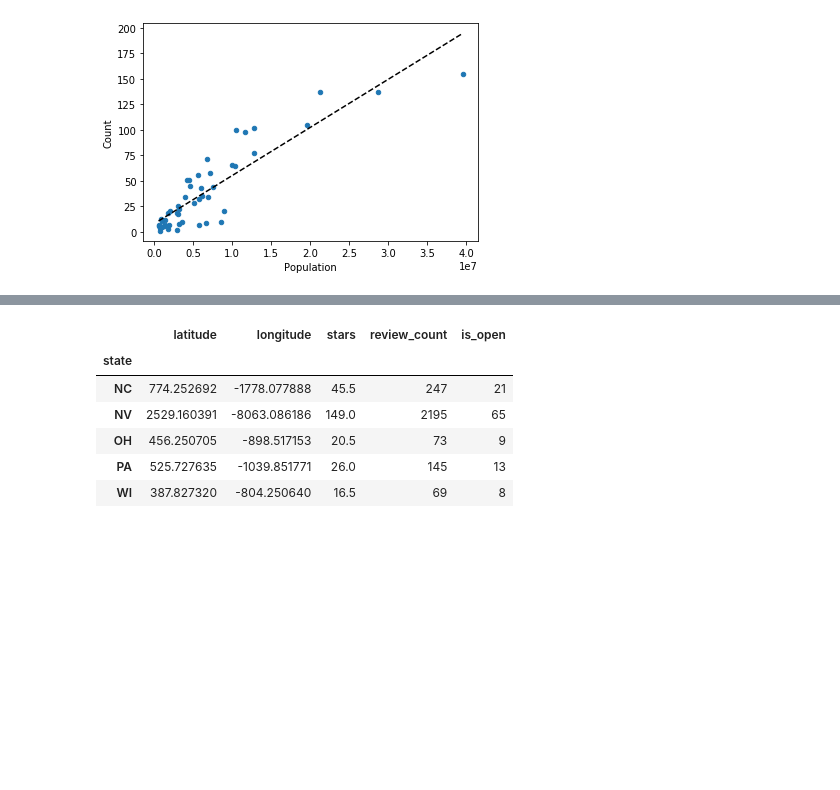
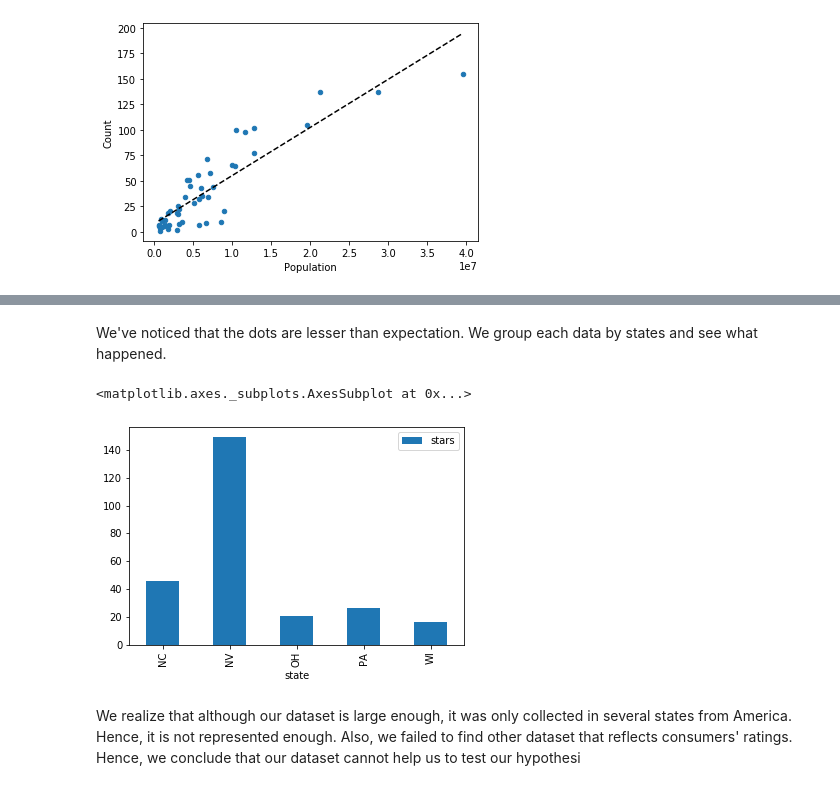
Before and after one commit to yat018/COGS108-Team-Pepperoni, a Jupyter notebook: Part2.ipynb, the cells around one changed output, grey strips where cells are left out. Saved outputs shown, nothing was run; the diff lists cells and outputs as text; code cells hidden in the pictures; blank space fills up the shorter version.

```diff
--- a/Part2.ipynb
+++ b/Part2.ipynb
@@ -274,11 +305,10 @@ plt.plot(xs, ys, '--k')
+# %% [markdown]
+We've noticed that the dots are lesser than expectation. We group each data by states and see what happened.
 # %%
 # Missing states in the data
-us_df_MD__rate.groupby('state').sum()
+us_df_MD__rate[['state', 'stars']].groupby('state').sum().plot.bar()
 # %% [output]
-|  | latitude | longitude | stars | review_count | is_open |
-| state |  |  |  |  |  |
-| NC | 774.252692 | -1778.077888 | 45.5 | 247 | 21 |
-| NV | 2529.160391 | -8063.086186 | 149.0 | 2195 | 65 |
-| OH | 456.250705 | -898.517153 | 20.5 | 73 | 9 |
-| PA | 525.727635 | -1039.851771 | 26.0 | 145 | 13 |
-| WI | 387.827320 | -804.250640 | 16.5 | 69 | 8 |
+<matplotlib.axes._subplots.AxesSubplot at 0x...>
+[figure, added]
+# %% [markdown]
+We realize that although our dataset is large enough, it was only collected in several states from America. Hence, it is not represented enough. Also, we failed to find other dataset that reflects consumers' ratings. Hence, we conclude that our dataset cannot help us to test our hypothesi
```
Also changed, not shown: parts of 12 cells of this notebook.
